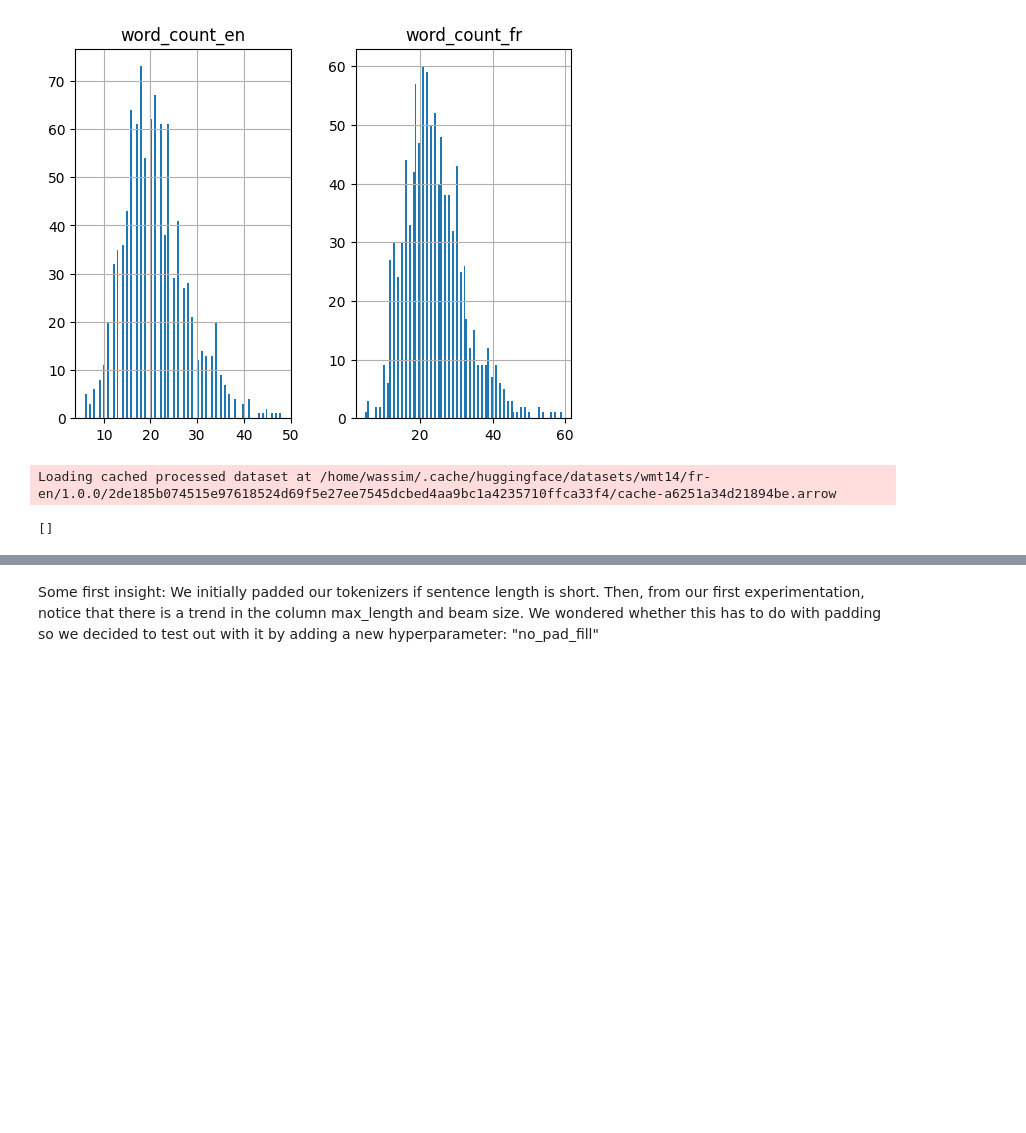
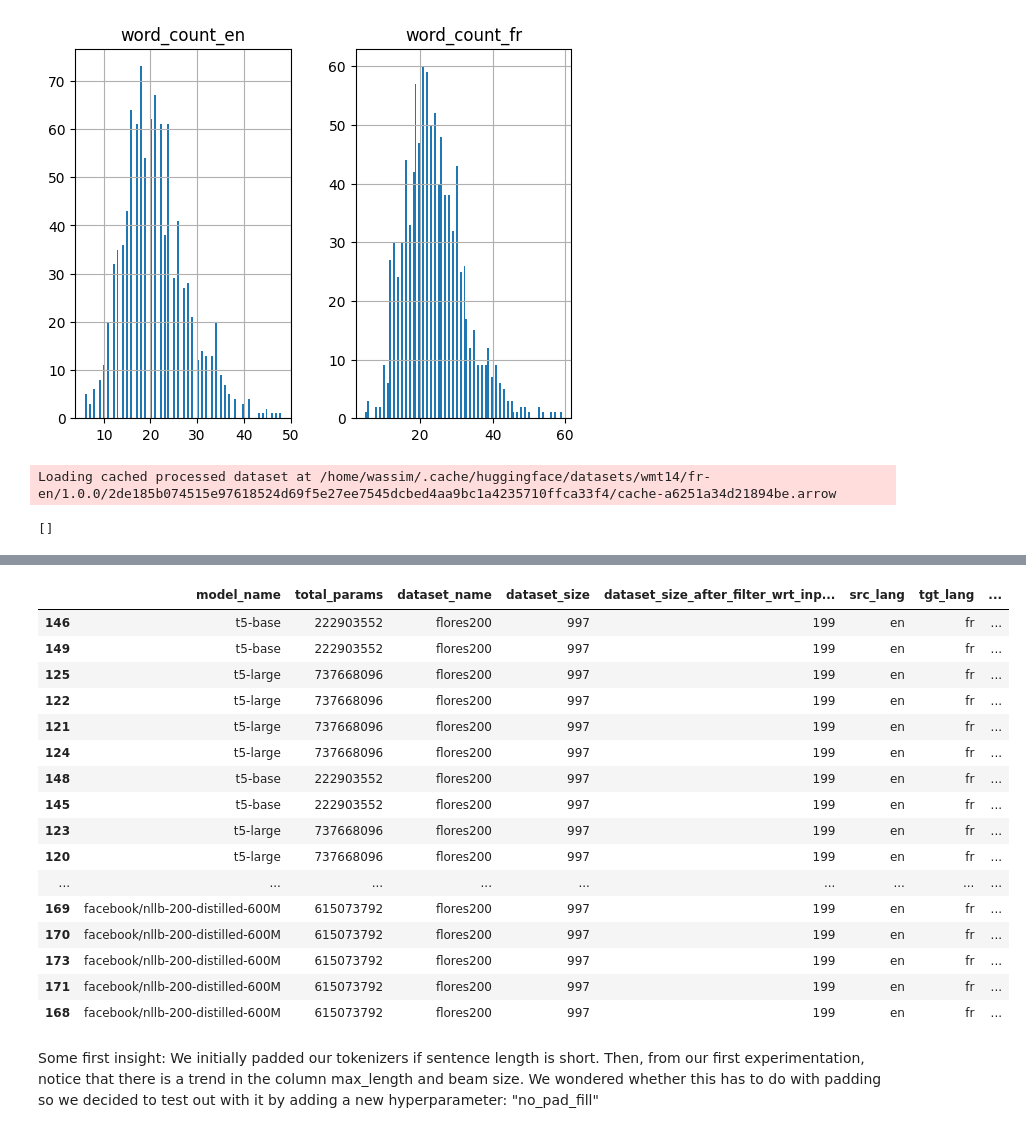
Before and after one commit to wassim2u/Benchmark, a Jupyter notebook: BenchmarkAnalysis.ipynb, the cells around one changed output, grey strips where cells are left out. Cells and saved outputs as stored; diff of their text form; code cells hidden in the pictures; blank space fills up the shorter version.

```diff
--- a/BenchmarkAnalysis.ipynb
+++ b/BenchmarkAnalysis.ipynb
@@ -159,3 +222,24 @@ data
+# %%
+df_merge_flores200_multiple_sentences = df_merge_flores200[df_merge_flores200["dataset_size"] != 1]
+display(df_merge_flores200_multiple_sentences)
+# %% [output]
+|  | model_name | total_params | dataset_name | dataset_size | dataset_size_after_filter_wrt_inp... | src_lang | tgt_lang | ... |
+| 146 | t5-base | 222903552 | flores200 | 997 | 199 | en | fr | ... |
+| 149 | t5-base | 222903552 | flores200 | 997 | 199 | en | fr | ... |
+| 125 | t5-large | 737668096 | flores200 | 997 | 199 | en | fr | ... |
+| 122 | t5-large | 737668096 | flores200 | 997 | 199 | en | fr | ... |
+| 121 | t5-large | 737668096 | flores200 | 997 | 199 | en | fr | ... |
+| 124 | t5-large | 737668096 | flores200 | 997 | 199 | en | fr | ... |
+| 148 | t5-base | 222903552 | flores200 | 997 | 199 | en | fr | ... |
+| 145 | t5-base | 222903552 | flores200 | 997 | 199 | en | fr | ... |
+| 123 | t5-large | 737668096 | flores200 | 997 | 199 | en | fr | ... |
+| 120 | t5-large | 737668096 | flores200 | 997 | 199 | en | fr | ... |
+| ... | ... | ... | ... | ... | ... | ... | ... | ... |
+| 169 | facebook/nllb-200-distilled-600M | 615073792 | flores200 | 997 | 199 | en | fr | ... |
+| 170 | facebook/nllb-200-distilled-600M | 615073792 | flores200 | 997 | 199 | en | fr | ... |
+| 173 | facebook/nllb-200-distilled-600M | 615073792 | flores200 | 997 | 199 | en | fr | ... |
+| 171 | facebook/nllb-200-distilled-600M | 615073792 | flores200 | 997 | 199 | en | fr | ... |
+| 168 | facebook/nllb-200-distilled-600M | 615073792 | flores200 | 997 | 199 | en | fr | ... |
 # %% [markdown]
 Some first insight:
 We initially padded our tokenizers if sentence length is short.
```
Also changed, not shown: parts of 10 cells of this notebook, 8 other files.
